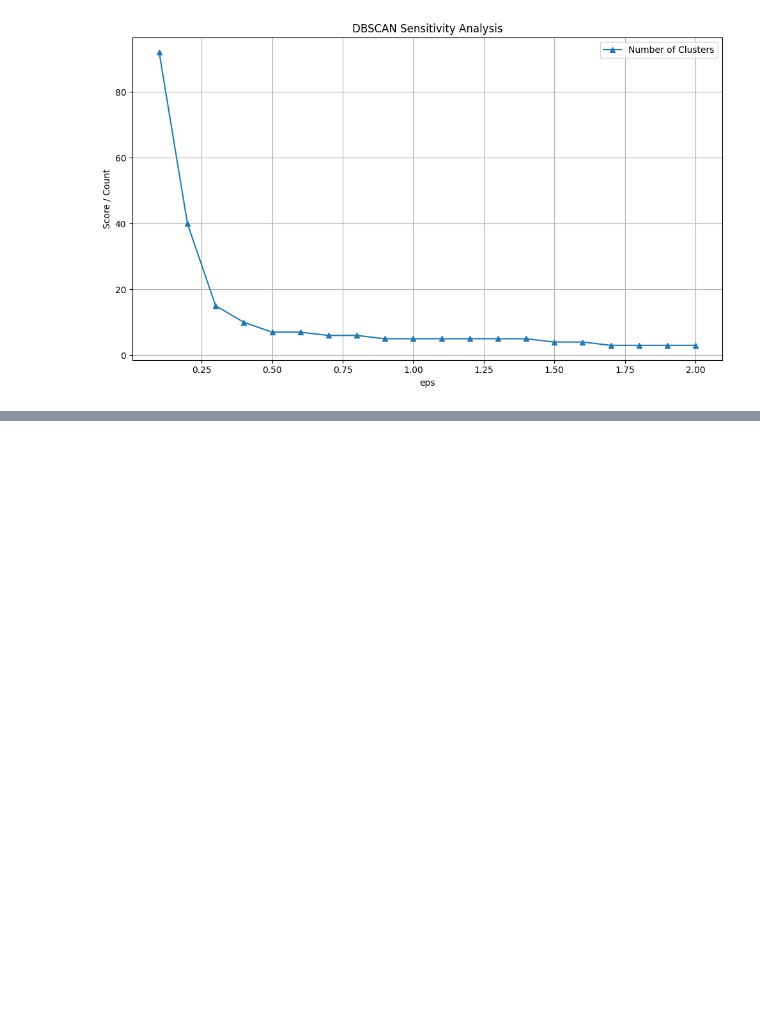
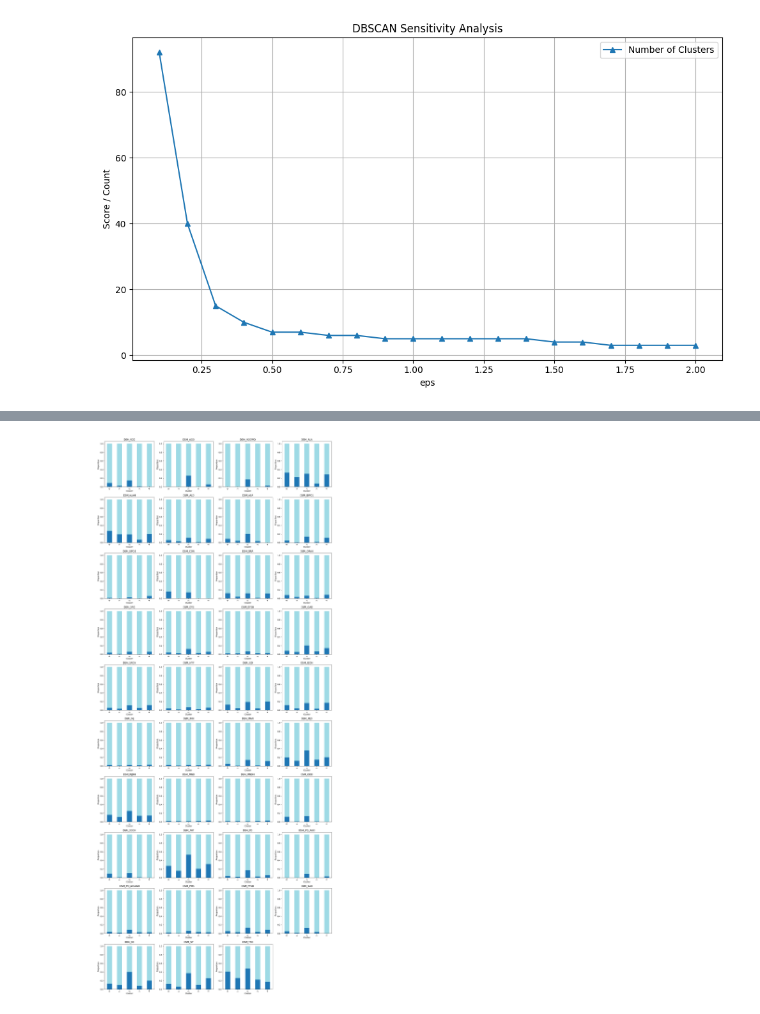
Before and after one commit to samroska/milestone-2-siads-696, a Jupyter notebook: Clustering - DBSCAN.ipynb, the cells around one changed output, grey strips where cells are left out. Saved outputs shown, nothing was run; the diff lists cells and outputs as text; code cells hidden in the pictures; blank space fills up the shorter version.

```diff
--- a/Clustering - DBSCAN.ipynb
+++ b/Clustering - DBSCAN.ipynb
@@ -242,0 +284,7 @@ results
+# %%
+diag = diagnosis()
+diag_cols = [d for d in diag if d in analysis_df.columns]
+# %%
+cluster_visual(diag_cols,analysis_df)
+# %% [output]
+[figure, added]
```
Also changed, not shown: parts of 12 cells of this notebook.
